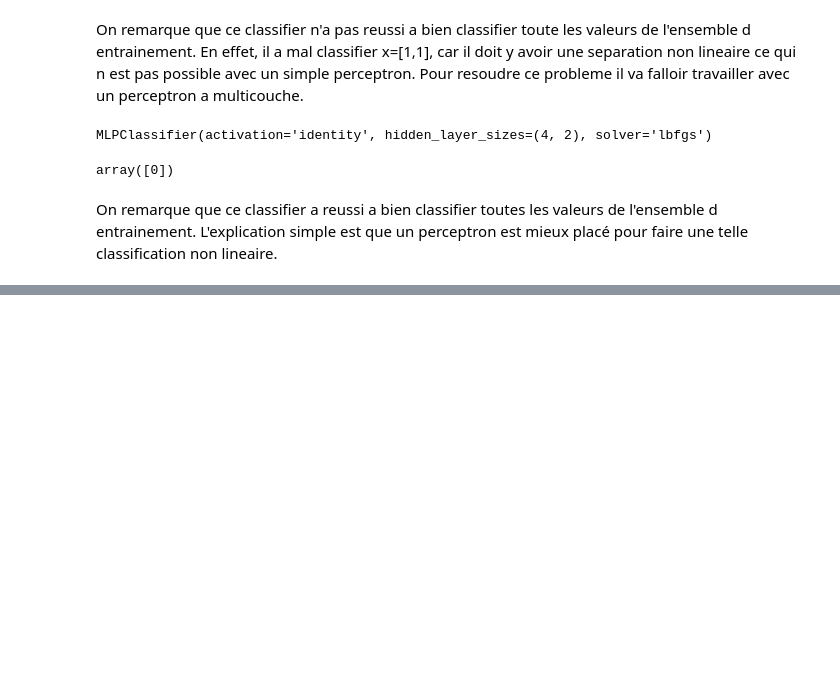
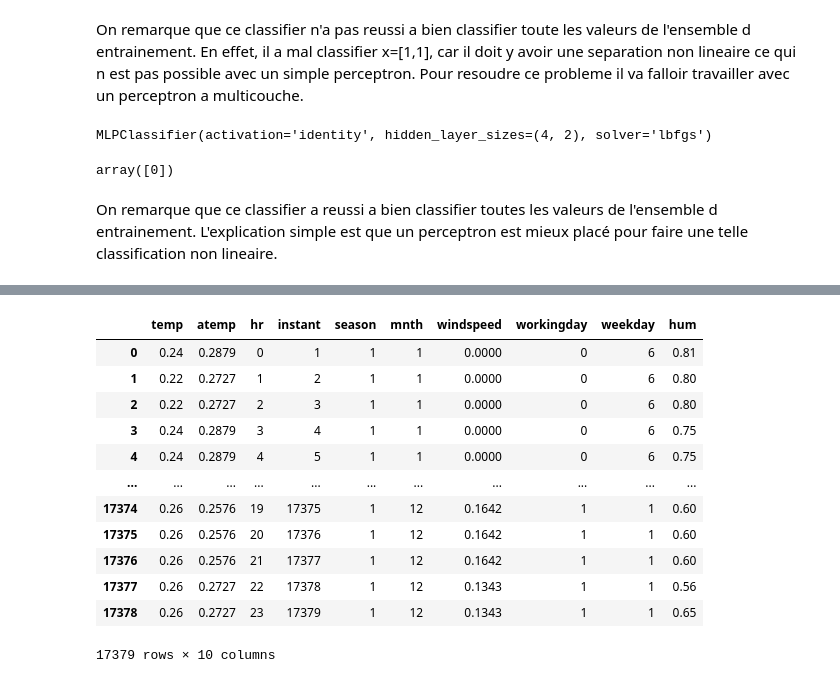
Before and after one commit to AimadBenzakry/ateliers_deeplearning, a Jupyter notebook: Atelier1.ipynb, the cells around one changed output, grey strips where cells are left out. Cells and saved outputs as stored; diff of their text form; code cells hidden in the pictures; blank space fills up the shorter version.

```diff
--- a/Atelier1.ipynb
+++ b/Atelier1.ipynb
@@ -46,0 +190,16 @@ On remarque que ce classifier a reussi a bien classifier toutes les valeurs de l
+# %%
+X
+# %% [output]
+|  | temp | atemp | hr | instant | season | mnth | windspeed | workingday | weekday | hum |
+| 0 | 0.24 | 0.2879 | 0 | 1 | 1 | 1 | 0.0000 | 0 | 6 | 0.81 |
+| 1 | 0.22 | 0.2727 | 1 | 2 | 1 | 1 | 0.0000 | 0 | 6 | 0.80 |
+| 2 | 0.22 | 0.2727 | 2 | 3 | 1 | 1 | 0.0000 | 0 | 6 | 0.80 |
+| 3 | 0.24 | 0.2879 | 3 | 4 | 1 | 1 | 0.0000 | 0 | 6 | 0.75 |
+| 4 | 0.24 | 0.2879 | 4 | 5 | 1 | 1 | 0.0000 | 0 | 6 | 0.75 |
+| ... | ... | ... | ... | ... | ... | ... | ... | ... | ... | ... |
+| 17374 | 0.26 | 0.2576 | 19 | 17375 | 1 | 12 | 0.1642 | 1 | 1 | 0.60 |
+| 17375 | 0.26 | 0.2576 | 20 | 17376 | 1 | 12 | 0.1642 | 1 | 1 | 0.60 |
+| 17376 | 0.26 | 0.2576 | 21 | 17377 | 1 | 12 | 0.1642 | 1 | 1 | 0.60 |
+| 17377 | 0.26 | 0.2727 | 22 | 17378 | 1 | 12 | 0.1343 | 1 | 1 | 0.56 |
+| 17378 | 0.26 | 0.2727 | 23 | 17379 | 1 | 12 | 0.1343 | 1 | 1 | 0.65 |
+17379 rows × 10 columns
```
Also changed, not shown: parts of 33 cells of this notebook.
